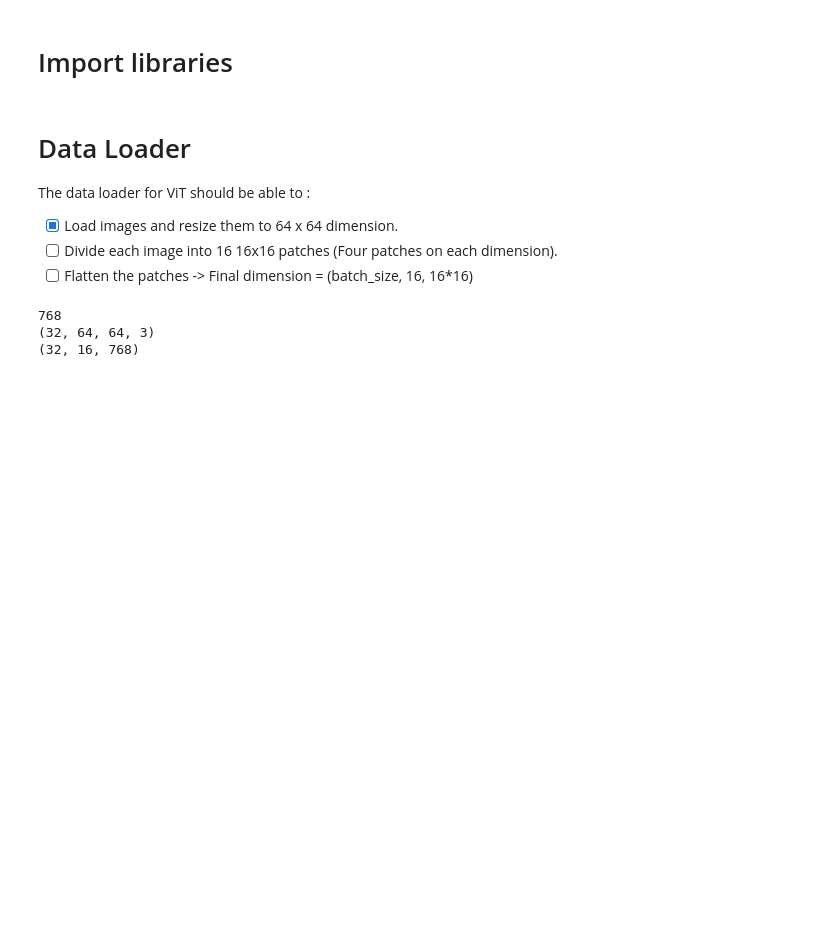
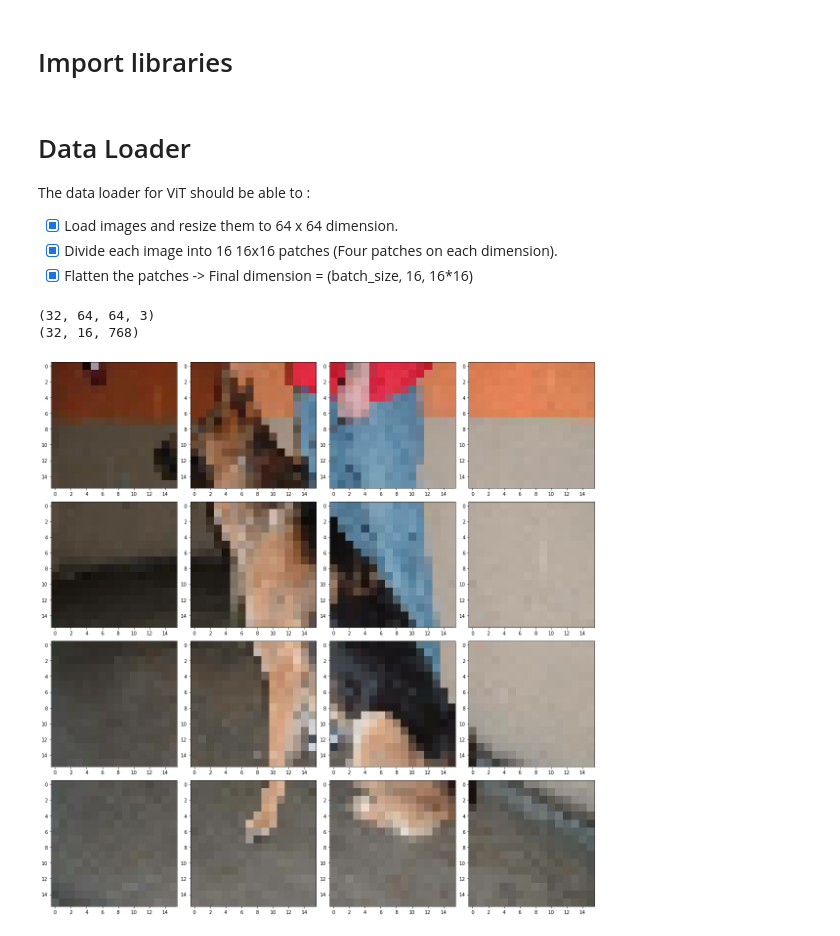
Before and after one commit to hieubkvn123/Dacademy, a Jupyter notebook: lecture_materials/VisionTransformer.ipynb, the cells around one changed output. Saved outputs shown, nothing was run; the diff lists cells and outputs as text; code cells hidden in the pictures; blank space fills up the shorter version.

```diff
--- a/lecture_materials/VisionTransformer.ipynb
+++ b/lecture_materials/VisionTransformer.ipynb
@@ -20,12 +20,15 @@ from tensorflow.keras.optimizers import Adam
 ### Some constants ###
 data_dir = "../data/DOG_CAT_SMALL/train"
 batch_size = 32
+d_model = 128
+img_size = 64
+patch_size = img_size // 4
 # %% [markdown]
 # Data Loader
 The data loader for ViT should be able to :
 - [x] Load images and resize them to 64 x 64 dimension.
-- [ ] Divide each image into 16 16x16 patches (Four patches on each dimension).
-- [ ] Flatten the patches -> Final dimension = (batch_size, 16, 16*16)
+- [x] Divide each image into 16 16x16 patches (Four patches on each dimension).
+- [x] Flatten the patches -> Final dimension = (batch_size, 16, 16*16)
 # %%
 class DataLoader:
     def __init__(self, directory, batch_size=32, split_ratio=0.2,
@@ -115,26 +143,27 @@ class DataLoader:
 # %%
 # Create a loader and get train dataset
 loader = DataLoader(data_dir)
-dataset = loader.get_val_dataset()
+images, patches, labels = loader.get_batch()
+
+print(images.shape)
+print(patches.shape)
+# %% [output]
+(32, 64, 64, 3)
+(32, 16, 768)
-# %%
-# Extract sample batch and create patches
-patch_size = 16
-images, labels = next(iter(dataset))
-
-# Flattening images into patches
-patches = tf.image.extract_patches(
-    images=images,
-    sizes=[1, patch_size, patch_size, 1],
-    strides=[1, patch_size, patch_size, 1],
-    rates=[1, 1, 1, 1],
-    padding="VALID",
-)
-patch_dims = patches.shape[-1]
-patches = tf.reshape(patches, [batch_size, -1, patch_dims])
-
-print(images.shape)
-print(patches.shape)
-# %% [output]
-768
-(32, 64, 64, 3)
-(32, 16, 768)
+# %%
+# Visualize sample patches
+img = (patches.numpy()[np.random.randint(0, batch_size)] + 1) * 127.5
+img = img.reshape(-1, patch_size, patch_size, 3)
+
+fig, ax = plt.subplots(4, 4, figsize=(16, 16))
+for i in range(img.shape[0]):
+    row = i // 4
+    col = i %  4
+
+    patch = img[i].astype(np.uint8)
+    ax[row][col].imshow(patch)
+
+plt.tight_layout()
+plt.show()
+# %% [output]
+[figure, added]
```
Also changed, not shown: parts of 5 cells of this notebook.
